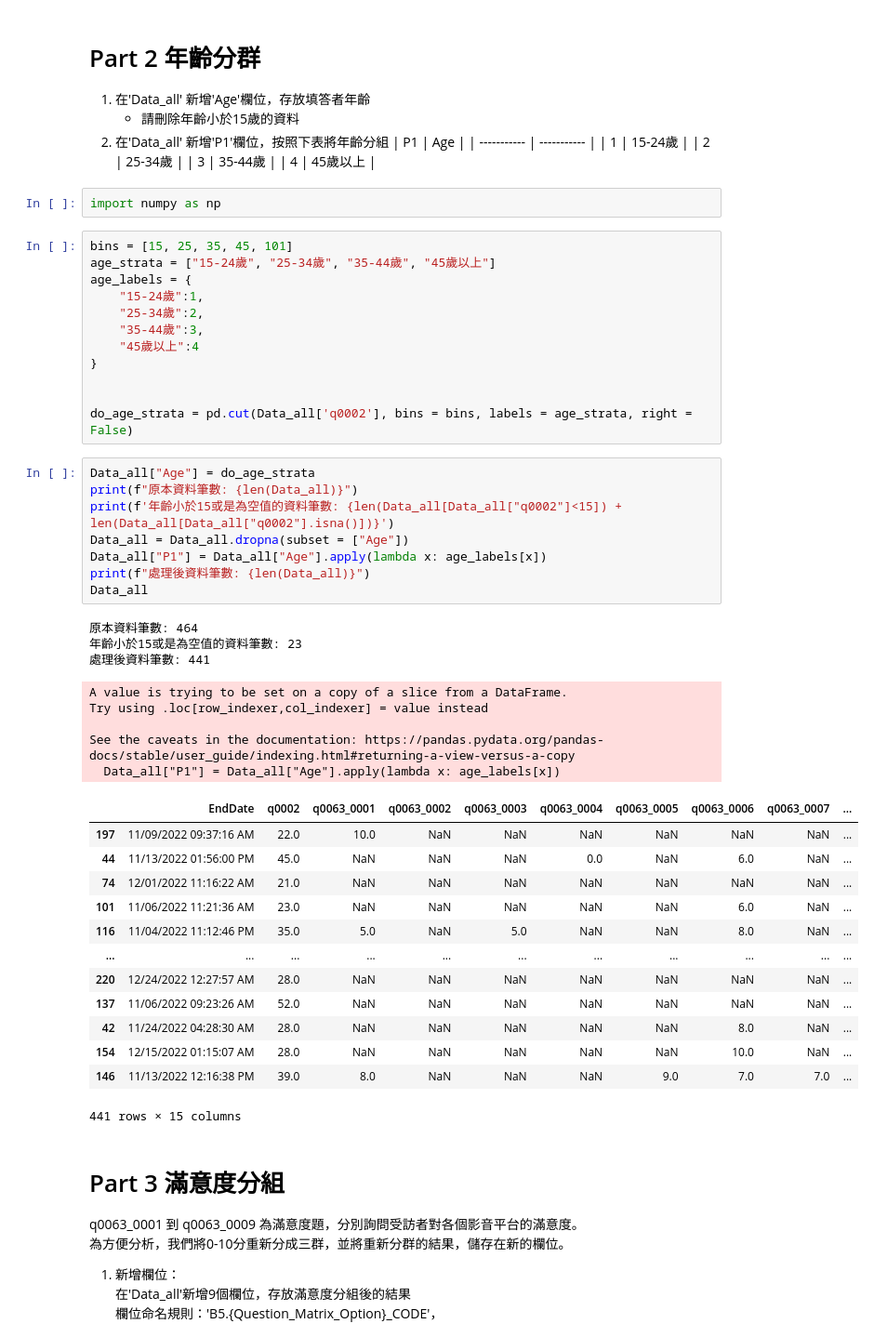
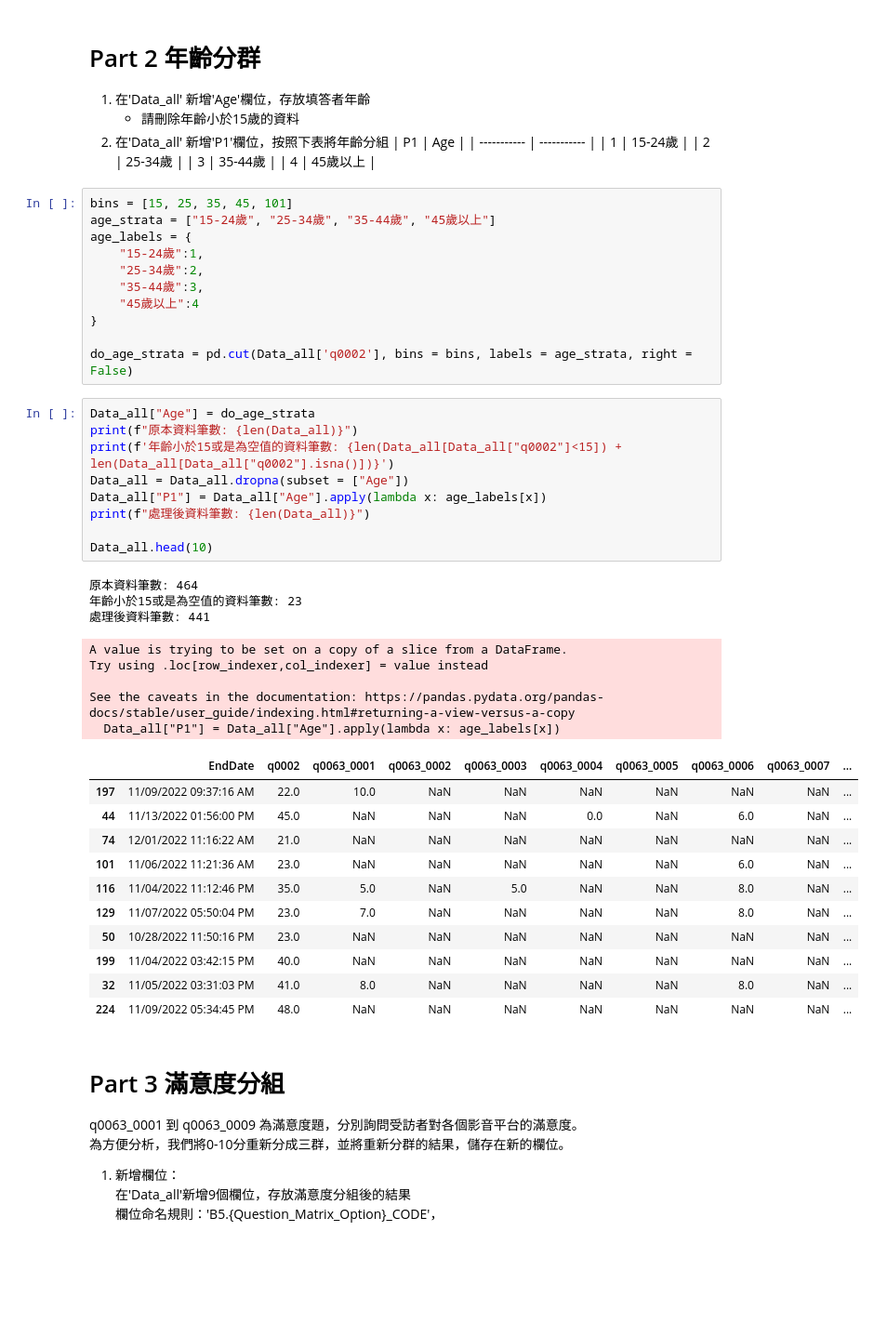
Before and after one commit to hsieh2000/HW, a Jupyter notebook: TNL_Data_Analyst_Intern_test2_Python_Instruction.ipynb, the cells around one changed output. Shown at 93% size. Drawn from its saved outputs; the diff is of its cells as text; blank space fills up the shorter version.

```diff
--- a/TNL_Data_Analyst_Intern_test2_Python_Instruction.ipynb
+++ b/TNL_Data_Analyst_Intern_test2_Python_Instruction.ipynb
@@ -76,8 +77,6 @@ Data_all
     | 2 | 25-34歲  |
     | 3 | 35-44歲  |
     | 4 | 45歲以上 |
-# %%
-import numpy as np
 # %%
 bins = [15, 25, 35, 45, 101]
 age_strata = ["15-24歲", "25-34歲", "35-44歲", "45歲以上"]
@@ -88,38 +87,36 @@ age_labels = {
     "45歲以上":4
 }
 
-
 do_age_strata = pd.cut(Data_all['q0002'], bins = bins, labels = age_strata, right = False)
 # %%
 Data_all["Age"] = do_age_strata
 print(f"原本資料筆數: {len(Data_all)}")
 print(f'年齡小於15或是為空值的資料筆數: {len(Data_all[Data_all["q0002"]<15]) + len(Data_all[Data_all["q0002"].isna()])}')
 Data_all = Data_all.dropna(subset = ["Age"])
 Data_all["P1"] = Data_all["Age"].apply(lambda x: age_labels[x])
 print(f"處理後資料筆數: {len(Data_all)}")
-Data_all
+
+Data_all.head(10)
 # %% [output]
 原本資料筆數: 464
 年齡小於15或是為空值的資料筆數: 23
 處理後資料筆數: 441
 A value is trying to be set on a copy of a slice from a DataFrame.
 Try using .loc[row_indexer,col_indexer] = value instead
 
 See the caveats in the documentation: https://pandas.pydata.org/pandas-docs/stable/user_guide/indexing.html#returning-a-view-versus-a-copy
   Data_all["P1"] = Data_all["Age"].apply(lambda x: age_labels[x])
 |  | EndDate | q0002 | q0063_0001 | q0063_0002 | q0063_0003 | q0063_0004 | q0063_0005 | q0063_0006 | q0063_0007 | ... |
 | 197 | 11/09/2022 09:37:16 AM | 22.0 | 10.0 | NaN | NaN | NaN | NaN | NaN | NaN | ... |
 | 44 | 11/13/2022 01:56:00 PM | 45.0 | NaN | NaN | NaN | 0.0 | NaN | 6.0 | NaN | ... |
 | 74 | 12/01/2022 11:16:22 AM | 21.0 | NaN | NaN | NaN | NaN | NaN | NaN | NaN | ... |
 | 101 | 11/06/2022 11:21:36 AM | 23.0 | NaN | NaN | NaN | NaN | NaN | 6.0 | NaN | ... |
 | 116 | 11/04/2022 11:12:46 PM | 35.0 | 5.0 | NaN | 5.0 | NaN | NaN | 8.0 | NaN | ... |
-| ... | ... | ... | ... | ... | ... | ... | ... | ... | ... | ... |
-| 220 | 12/24/2022 12:27:57 AM | 28.0 | NaN | NaN | NaN | NaN | NaN | NaN | NaN | ... |
-| 137 | 11/06/2022 09:23:26 AM | 52.0 | NaN | NaN | NaN | NaN | NaN | NaN | NaN | ... |
-| 42 | 11/24/2022 04:28:30 AM | 28.0 | NaN | NaN | NaN | NaN | NaN | 8.0 | NaN | ... |
-| 154 | 12/15/2022 01:15:07 AM | 28.0 | NaN | NaN | NaN | NaN | NaN | 10.0 | NaN | ... |
-| 146 | 11/13/2022 12:16:38 PM | 39.0 | 8.0 | NaN | NaN | NaN | 9.0 | 7.0 | 7.0 | ... |
+| 129 | 11/07/2022 05:50:04 PM | 23.0 | 7.0 | NaN | NaN | NaN | NaN | 8.0 | NaN | ... |
+| 50 | 10/28/2022 11:50:16 PM | 23.0 | NaN | NaN | NaN | NaN | NaN | NaN | NaN | ... |
+| 199 | 11/04/2022 03:42:15 PM | 40.0 | NaN | NaN | NaN | NaN | NaN | NaN | NaN | ... |
+| 32 | 11/05/2022 03:31:03 PM | 41.0 | 8.0 | NaN | NaN | NaN | NaN | 8.0 | NaN | ... |
+| 224 | 11/09/2022 05:34:45 PM | 48.0 | NaN | NaN | NaN | NaN | NaN | NaN | NaN | ... |
-441 rows × 15 columns
 # %% [markdown]
 # Part 3 滿意度分組
 q0063_0001 到 q0063_0009 為滿意度題，分別詢問受訪者對各個影音平台的滿意度。
```
Also changed, not shown: parts of 2 cells of this notebook.
